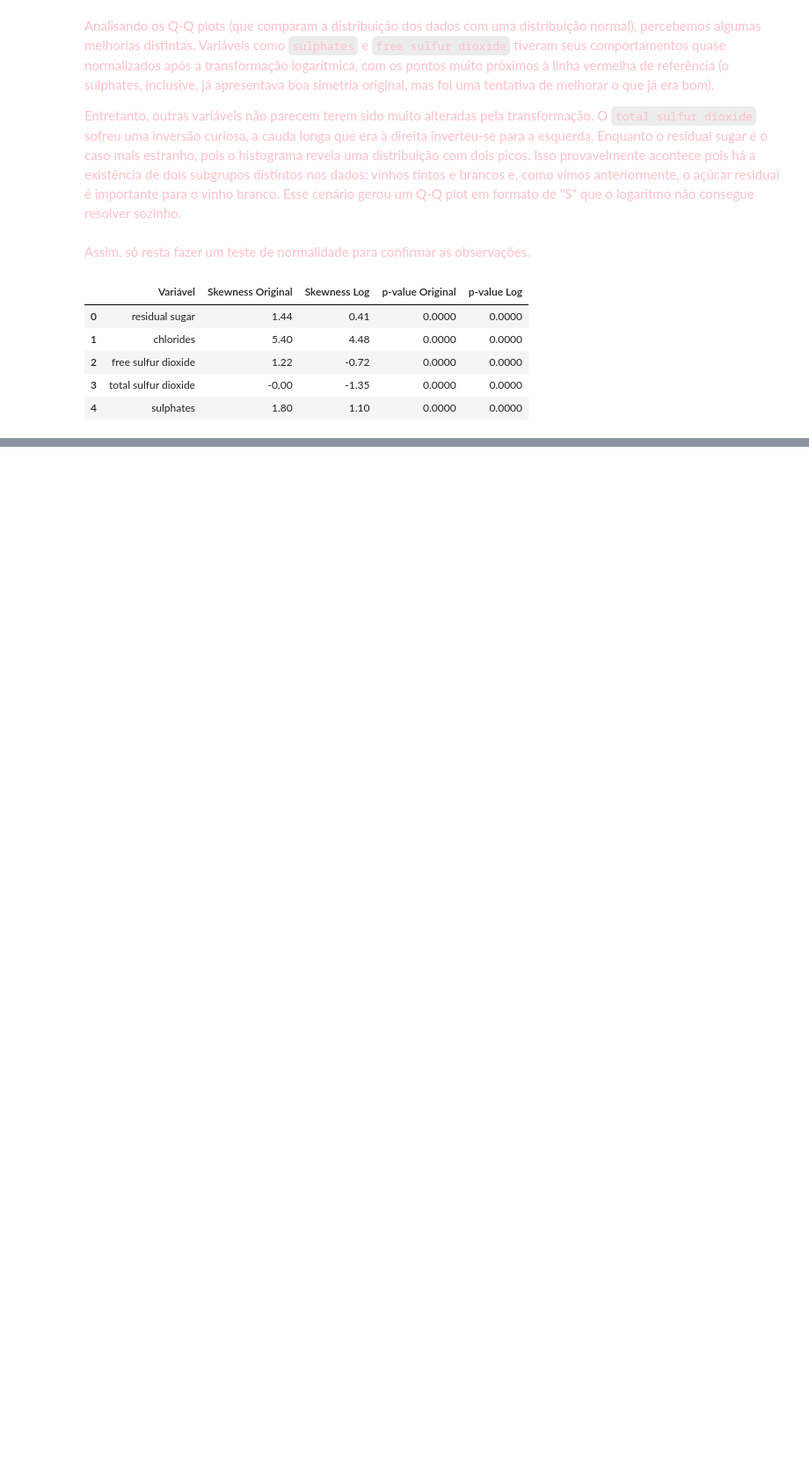
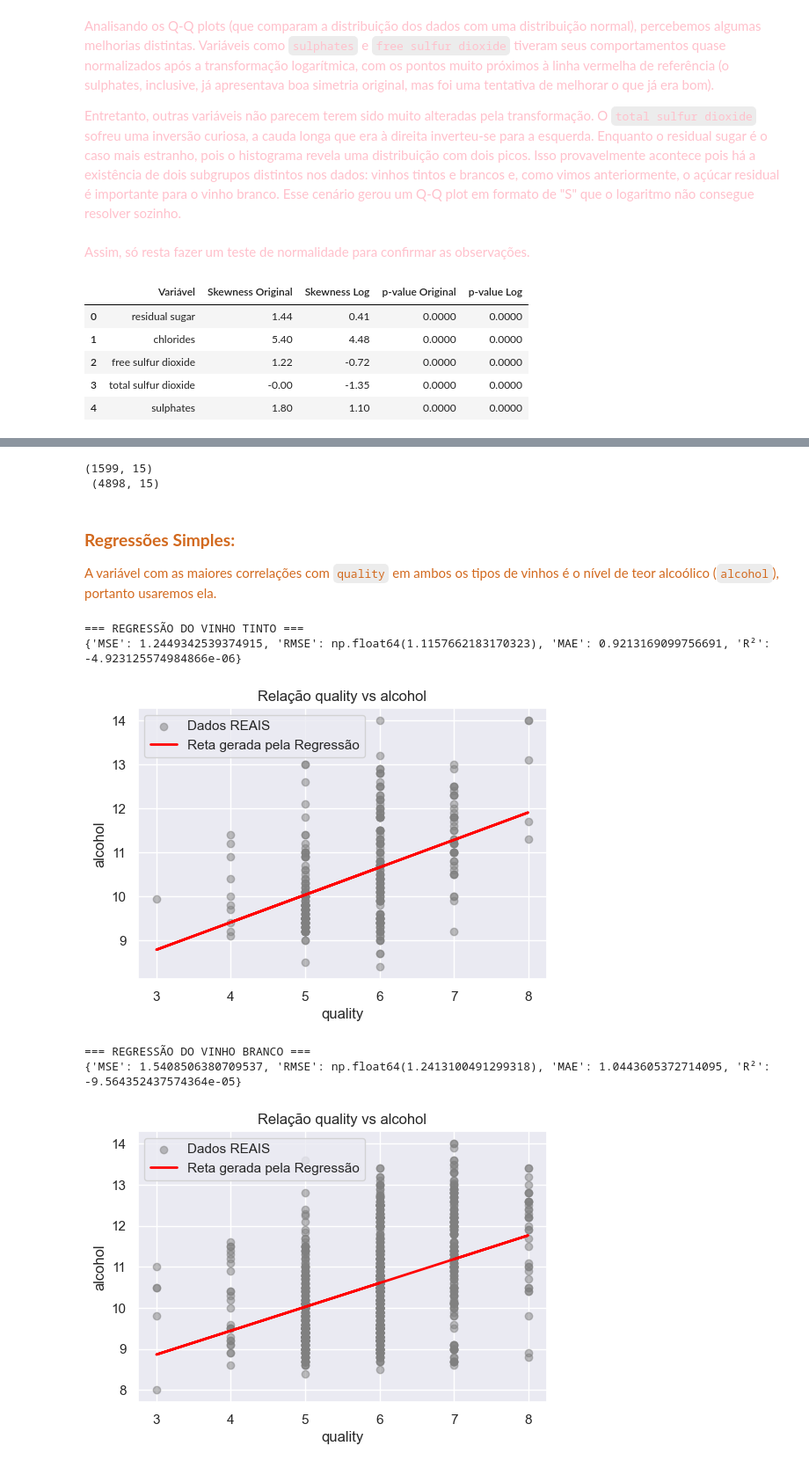
Before and after one commit to viabdon/wine-quality-statistical-analysis, a Jupyter notebook: notebooks/projeto.ipynb, the cells around one changed output, grey strips where cells are left out. Shown at 88% size. Cells and saved outputs as stored; diff of their text form; code cells hidden in the pictures; blank space fills up the shorter version.

Commit message:
🧪 Iniciando as Regressões

```diff
--- a/notebooks/projeto.ipynb
+++ b/notebooks/projeto.ipynb
@@ -374,8 +376,70 @@ results_df
 # %%
-import scipy.stats as stats
 from sklearn.linear_model import LinearRegression
-from sklearn.metrics import root_mean_squared_error, r2_score, mean_absolute_error
-import statsmodels.api as sm
 import sys
+sys.path.append('../src')
+import data_preparation as dp
 
-sys.path.append('../src/data_preparation.py')
+
+df = dp.load_data()
+df = dp.apply_log_transforms(df)
+df_red = df[df['type'] == 'red'].drop('type', axis=1)
+df_white = df[df['type'] == 'white'].drop('type', axis=1)
+print(df_red.shape,'\n',df_white.shape)
+# %% [output]
+(1599, 15)
+ (4898, 15)
+# %% [markdown]
+### <span style="color: Chocolate;"> **Regressões Simples:**
+
+<span style="color: Chocolate;"> A variável com as maiores correlações com `quality` em ambos os tipos de vinhos é o nível de teor alcoólico (`alcohol`), portanto usaremos ela.
+# %%
+def regressao_simples(df, target, feature):
+    """
+        ## Args:
+            df: pd.DataFrame
+            target: str
+            feature: str
+
+        ## Description:
+            Separa os dados e treina o modelo de regressão simples.
+
+        ## Returns:
+            `None`.
+    """
+
+    X = df[[feature]]
+    y = df[[target]]
+
+    # Usando o método do outro arquivo
+    X_train, _, X_test, y_train, _, y_test = dp.split_data(X, y)
+
+    # Treinando o modelo
+    model = LinearRegression()
+    model.fit(X_train, y_train)
+
+    y_pred = model.predict(X_test)
+
+    # Sumário estatístico
+    print(dp.get_baseline(y_train, y_test))
+
+    # Plots
+    plt.figure(figsize=(6, 4))
+    plt.scatter(X_test, y_test, color='gray', alpha=0.5, label='Dados REAIS')
+    plt.plot(X_test, y_pred, color='red', linewidth=2, label='Reta gerada pela Regressão')
+    plt.xlabel(feature)
+    plt.ylabel(target)
+    plt.title(f'Relação {feature} vs {target}')
+    plt.legend()
+    plt.show()
+
+print("=== REGRESSÃO DO VINHO TINTO ===")
+regressao_simples(df_red, 'alcohol', 'quality')
+print("=== REGRESSÃO DO VINHO BRANCO ===")
+regressao_simples(df_white, 'alcohol', 'quality')
+# %% [output]
+=== REGRESSÃO DO VINHO TINTO ===
+{'MSE': 1.2449342539374915, 'RMSE': np.float64(1.1157662183170323), 'MAE': 0.9213169099756691, 'R²': -4.923125574984866e-06}
+[figure, added]
+=== REGRESSÃO DO VINHO BRANCO ===
+{'MSE': 1.5408506380709537, 'RMSE': np.float64(1.2413100491299318), 'MAE': 1.0443605372714095, 'R²': -9.564352437574364e-05}
+[figure, added]
```
Also changed, not shown: parts of 1 cell of this notebook, 5 other files.
